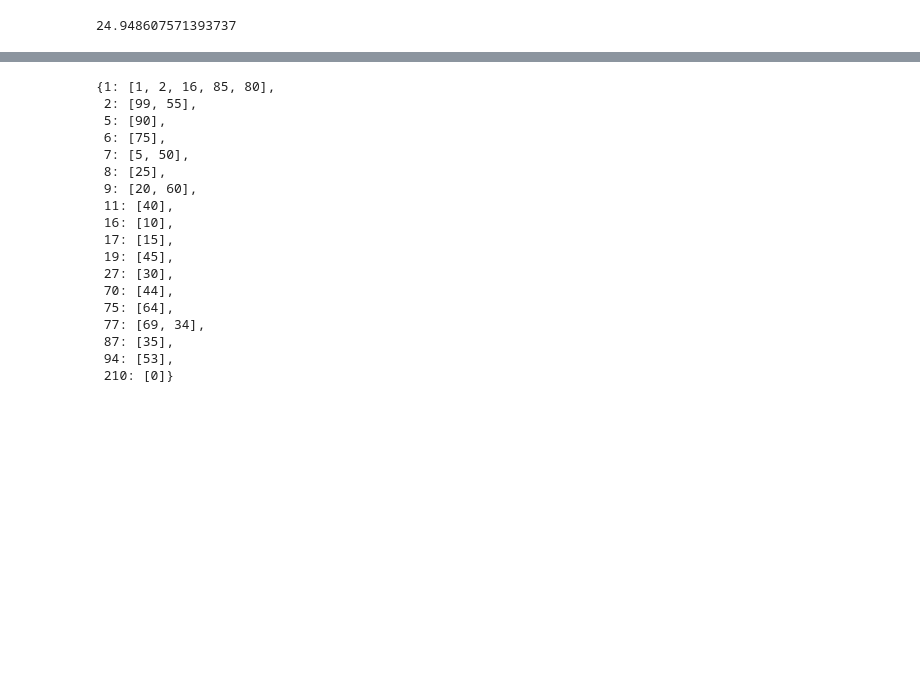
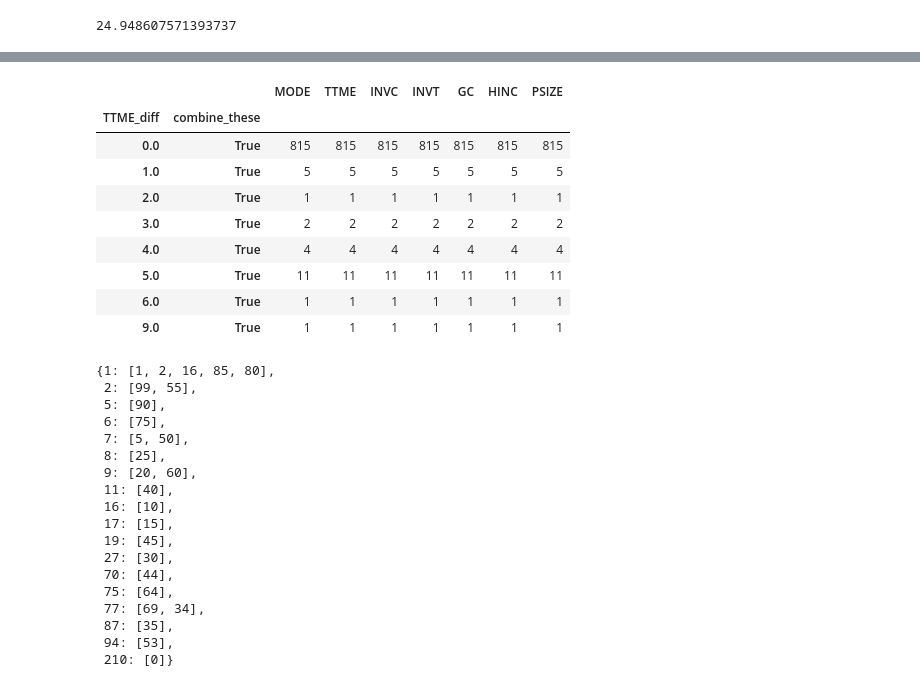
Before and after one commit to szeitlin/probability_binning, a Jupyter notebook: 11_02_2016_test_with_public_dataset.ipynb, the cells around one changed output, grey strips where cells are left out. Cells and saved outputs as stored; diff of their text form; code cells hidden in the pictures; blank space fills up the shorter version.

```diff
--- a/11_02_2016_test_with_public_dataset.ipynb
+++ b/11_02_2016_test_with_public_dataset.ipynb
@@ -84,7 +85,3 @@ stdev = df['TTME'].std()
 stdev
 # %% [output]
 24.948607571393737
-# %%
-#flag if counts < stdev
-mask = df['TTME_diff'] < stdev
-df['combine_these'] = np.where(mask, True, False)
@@ -96,3 +107,16 @@ bins.to_dict()
+# %%
+df.groupby(['TTME_diff', 'combine_these']).count()
+# %% [output]
+|  |  | MODE | TTME | INVC | INVT | GC | HINC | PSIZE |
+| TTME_diff | combine_these |  |  |  |  |  |  |  |
+| 0.0 | True | 815 | 815 | 815 | 815 | 815 | 815 | 815 |
+| 1.0 | True | 5 | 5 | 5 | 5 | 5 | 5 | 5 |
+| 2.0 | True | 1 | 1 | 1 | 1 | 1 | 1 | 1 |
+| 3.0 | True | 2 | 2 | 2 | 2 | 2 | 2 | 2 |
+| 4.0 | True | 4 | 4 | 4 | 4 | 4 | 4 | 4 |
+| 5.0 | True | 11 | 11 | 11 | 11 | 11 | 11 | 11 |
+| 6.0 | True | 1 | 1 | 1 | 1 | 1 | 1 | 1 |
+| 9.0 | True | 1 | 1 | 1 | 1 | 1 | 1 | 1 |
 # %%
 
 prob = Probabinerator(df, features[0])
```
Also changed, not shown: parts of 5 cells of this notebook, 1 other file.
